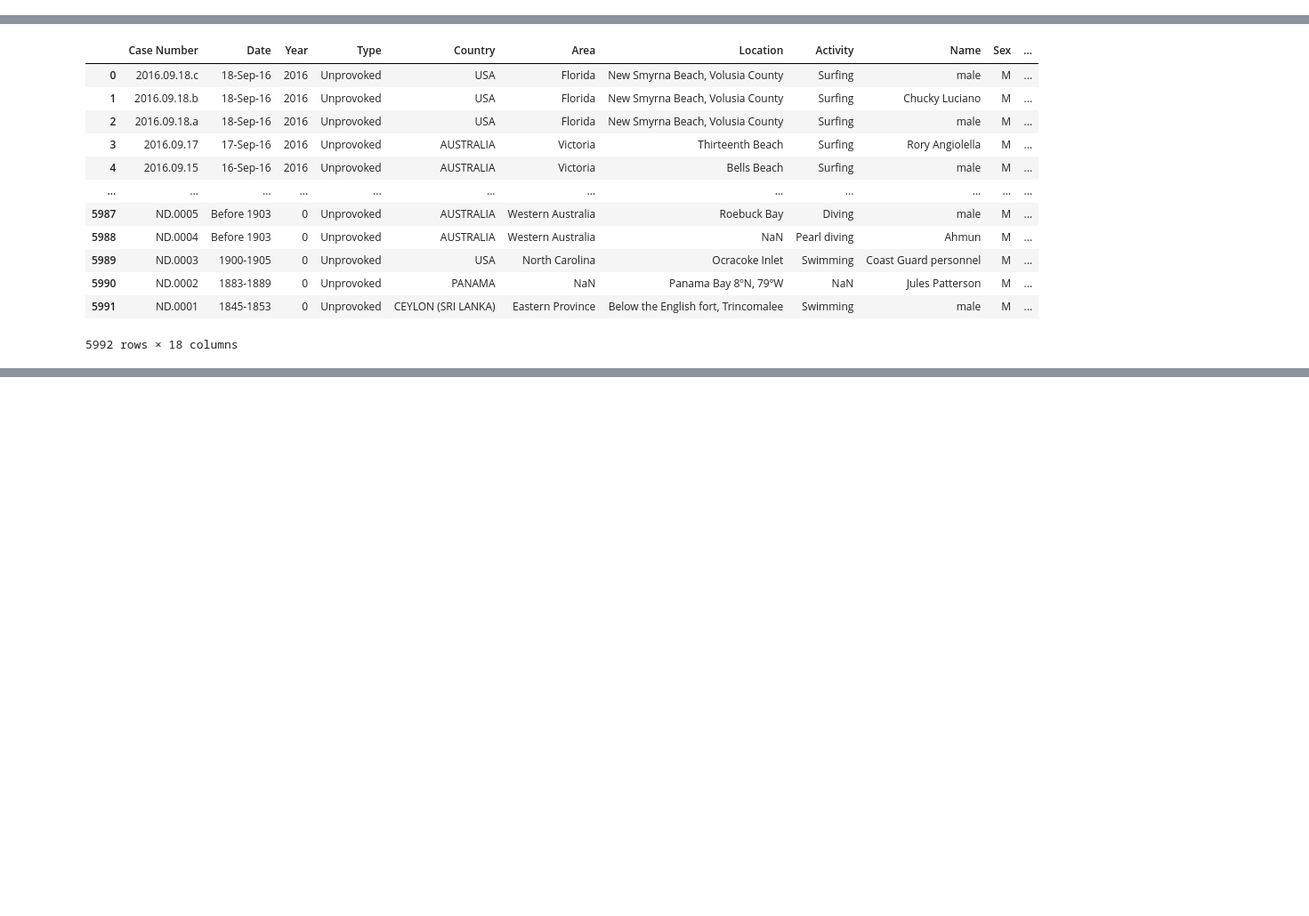
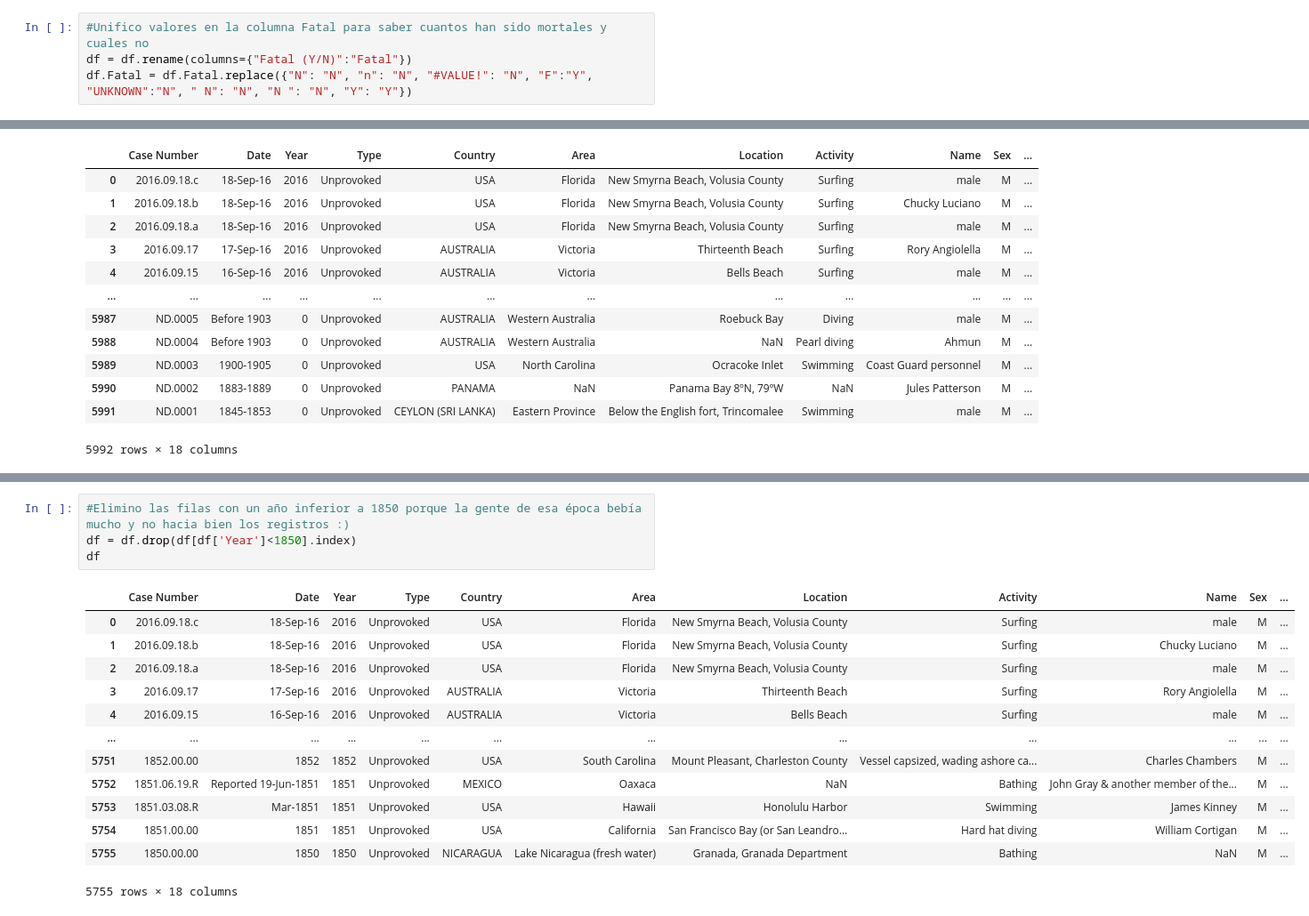
Before and after one commit to jm-cruz-d/Shark-project, a Jupyter notebook: data-wrangling.ipynb, the cells around one changed output, grey strips where cells are left out. Shown at 89% size. Cells and saved outputs as stored; diff of their text form; blank space fills up the shorter version.

```diff
--- a/data-wrangling.ipynb
+++ b/data-wrangling.ipynb
@@ -92,0 +86,4 @@ print(df.shape)
+# %%
+#Unifico valores en la columna Fatal para saber cuantos han sido mortales y cuales no
+df = df.rename(columns={"Fatal (Y/N)":"Fatal"})
+df.Fatal = df.Fatal.replace({"N": "N", "n": "N", "#VALUE!": "N", "F":"Y", "UNKNOWN":"N", " N": "N", "N ": "N", "Y": "Y"})
@@ -108,0 +127,18 @@ df
+# %%
+#Elimino las filas con un año inferior a 1850 porque la gente de esa época bebía mucho y no hacia bien los registros :)
+df = df.drop(df[df['Year']<1850].index)
+df
+# %% [output]
+|  | Case Number | Date | Year | Type | Country | Area | Location | Activity | Name | Sex | ... |
+| 0 | 2016.09.18.c | 18-Sep-16 | 2016 | Unprovoked | USA | Florida | New Smyrna Beach, Volusia County | Surfing | male | M | ... |
+| 1 | 2016.09.18.b | 18-Sep-16 | 2016 | Unprovoked | USA | Florida | New Smyrna Beach, Volusia County | Surfing | Chucky Luciano | M | ... |
+| 2 | 2016.09.18.a | 18-Sep-16 | 2016 | Unprovoked | USA | Florida | New Smyrna Beach, Volusia County | Surfing | male | M | ... |
+| 3 | 2016.09.17 | 17-Sep-16 | 2016 | Unprovoked | AUSTRALIA | Victoria | Thirteenth Beach | Surfing | Rory Angiolella | M | ... |
+| 4 | 2016.09.15 | 16-Sep-16 | 2016 | Unprovoked | AUSTRALIA | Victoria | Bells Beach | Surfing | male | M | ... |
+| ... | ... | ... | ... | ... | ... | ... | ... | ... | ... | ... | ... |
+| 5751 | 1852.00.00 | 1852 | 1852 | Unprovoked | USA | South Carolina | Mount Pleasant, Charleston County | Vessel capsized, wading ashore ca... | Charles Chambers | M | ... |
+| 5752 | 1851.06.19.R | Reported 19-Jun-1851 | 1851 | Unprovoked | MEXICO | Oaxaca | NaN | Bathing | John Gray & another member of the... | M | ... |
+| 5753 | 1851.03.08.R | Mar-1851 | 1851 | Unprovoked | USA | Hawaii | Honolulu Harbor | Swimming | James Kinney | M | ... |
+| 5754 | 1851.00.00 | 1851 | 1851 | Unprovoked | USA | California | San Francisco Bay (or San Leandro... | Hard hat diving | William Cortigan | M | ... |
+| 5755 | 1850.00.00 | 1850 | 1850 | Unprovoked | NICARAGUA | Lake Nicaragua (fresh water) | Granada, Granada Department | Bathing | NaN | M | ... |
+5755 rows × 18 columns
```
Also changed, not shown: parts of 14 cells of this notebook.
